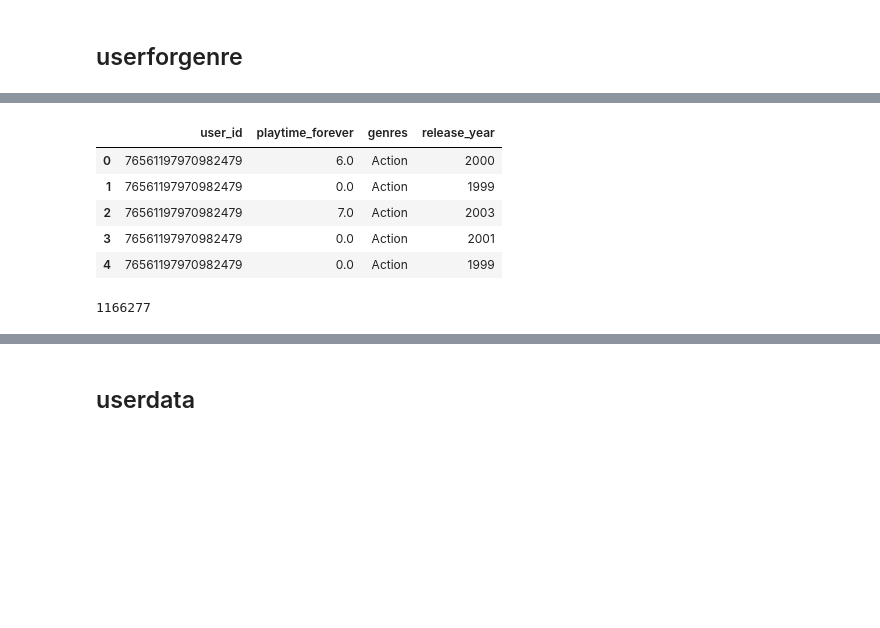
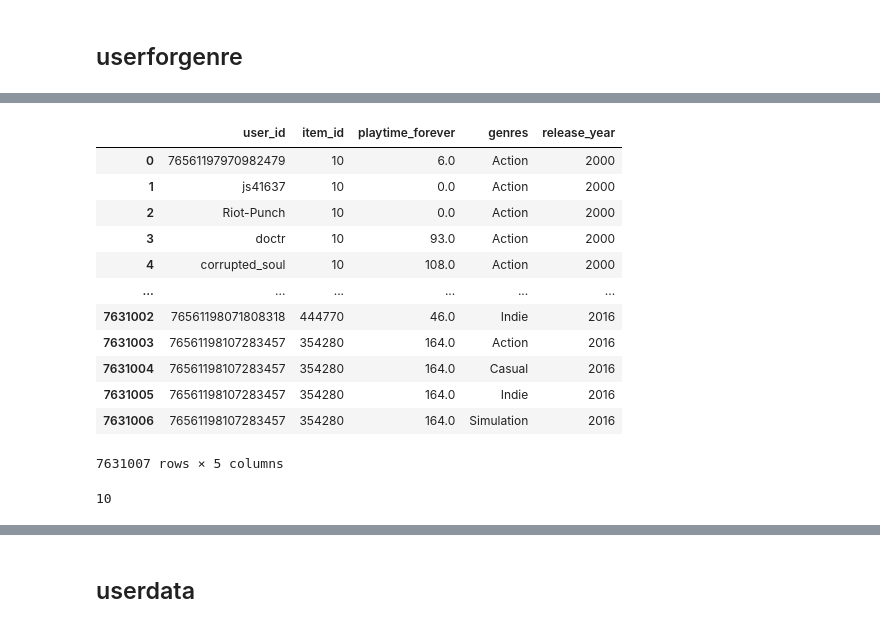
Before and after one commit to ga-romu/PI-MLOps-steam-recs, a Jupyter notebook: notebooks/06_memory_profiling.ipynb, the cells around one changed output, grey strips where cells are left out. Cells and saved outputs as stored; diff of their text form; code cells hidden in the pictures; blank space fills up the shorter version.

```diff
--- a/notebooks/06_memory_profiling.ipynb
+++ b/notebooks/06_memory_profiling.ipynb
@@ -10,9 +10,6 @@ import pyarrow.parquet as pq
 import warnings
 warnings.filterwarnings("ignore")
 # %%
-df_games = pd.read_parquet('data/df_games.parquet')
-df_reviews = pd.read_parquet('data/df_reviews.parquet')
-df_items = pd.read_parquet('data/df_items.parquet')
-piv_norm = pd.read_parquet('data/piv_norm.parquet')
-user_sim_df = pd.read_parquet('data/user_sim_df.parquet')
-item_sim_df = pd.read_parquet('data/item_sim_df.parquet')
+df_games = pd.read_parquet('../data/df_games.parquet')
+df_reviews = pd.read_parquet('../data/processed/df_reviews.parquet')
+df_items = pd.read_parquet('../data/processed/df_items.parquet')
@@ -218,15 +189,22 @@ df_genre.head()
 # %%
-df_genre.drop(columns=['items_count','title','id','item_name','developer','item_id','price'],axis=1 ,inplace=True)
+df_genre.drop(columns=['items_count','title','id','item_name','developer','price'],axis=1 ,inplace=True)
 
-df_genre.head()
+df_genre
 # %% [output]
-|  | user_id | playtime_forever | genres | release_year |
-| 0 | 76561197970982479 | 6.0 | Action | 2000 |
-| 1 | 76561197970982479 | 0.0 | Action | 1999 |
-| 2 | 76561197970982479 | 7.0 | Action | 2003 |
-| 3 | 76561197970982479 | 0.0 | Action | 2001 |
-| 4 | 76561197970982479 | 0.0 | Action | 1999 |
+|  | user_id | item_id | playtime_forever | genres | release_year |
+| 0 | 76561197970982479 | 10 | 6.0 | Action | 2000 |
+| 1 | js41637 | 10 | 0.0 | Action | 2000 |
+| 2 | Riot-Punch | 10 | 0.0 | Action | 2000 |
+| 3 | doctr | 10 | 93.0 | Action | 2000 |
+| 4 | corrupted_soul | 10 | 108.0 | Action | 2000 |
+| ... | ... | ... | ... | ... | ... |
+| 7631002 | 76561198071808318 | 444770 | 46.0 | Indie | 2016 |
+| 7631003 | 76561198107283457 | 354280 | 164.0 | Action | 2016 |
+| 7631004 | 76561198107283457 | 354280 | 164.0 | Casual | 2016 |
+| 7631005 | 76561198107283457 | 354280 | 164.0 | Indie | 2016 |
+| 7631006 | 76561198107283457 | 354280 | 164.0 | Simulation | 2016 |
+7631007 rows × 5 columns
 # %%
 df_genre.duplicated().sum()
 # %% [output]
-1166277
+10
```
Also changed, not shown: parts of 11 cells of this notebook, 3 other files.
